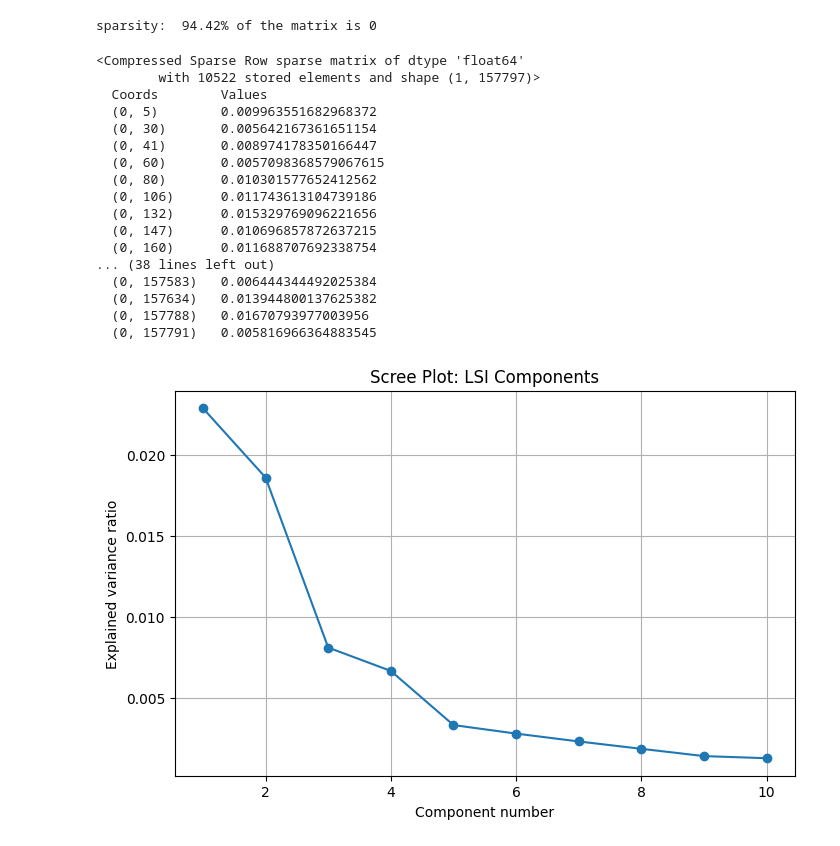
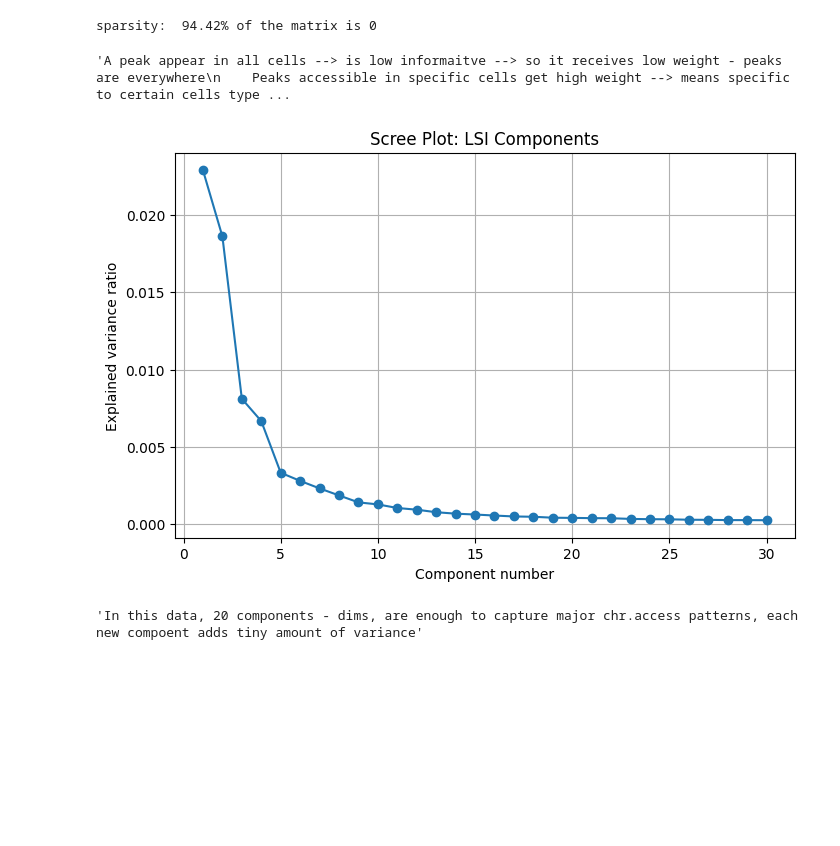
Before and after one commit to haris18s/portofolio, a Jupyter notebook: SAS-NET/SAS-NET.ipynb, the cells around one changed output. Drawn from its saved outputs; the diff is of its cells as text; code cells hidden in the pictures; blank space fills up the shorter version.

```diff
--- a/SAS-NET/SAS-NET.ipynb
+++ b/SAS-NET/SAS-NET.ipynb
@@ -52,9 +37,9 @@ print(peaks)
 # %%
+#binarize accessibility matrix (1=open, 0=closed)
 matrix_binary = (matrix>0).astype(int)
-#sup per cell - how many cells have that peak accessible /peak cessible per cell - cols are cells but are not shown
-peak_accessibility = matrix_binary.sum(axis=1)
+#Compute number of cells with each peak accessible -sum across cells
+peak_accessibility = np.array(matrix_binary.sum(axis=1)).flatten()
+print(matrix_binary[:5, :10].toarray())
 
 print(peak_accessibility)
-#convert to A1 numpy array
-peaks_accessibility_1D = peak_accessibility.A1
 # %% [output]
@@ -92,60 +131,58 @@ sparsity =  100 * (1 - nonzero_entries/total_entries)
 print(f"sparsity: {sparsity: .2f}% of the matrix is 0")
 # %% [output]
 sparsity:  94.42% of the matrix is 0
-# %%
-from sklearn.feature_extraction.text import TfidfTransformer
-
-#Step 2: perform TermFrequency(TF) -InverseDocumentFrequency(IDF) normalization
-#NLP comparison --> term = peak, document = cell,
-#Tf(j) = accessibility peak j in cell i/total accessible peaks in cell i,IDF(j)=log((1 + N(cells) / 1 + nj (number of cells with peak j accessible))
-#TF-D= Tf x idf, sparse matrix preserved --> TF weighed measure of peak acessibility emphasizing rare but specific signals.
-tf_idf = TfidfTransformer()
-X_tfidf = tf_idf.fit_transform(adata.X)
-
-#update anndata with normalized data
-#now the values are weighted accessibility scores, higher value = peak specifically accessible in given cell, lower val = peak is common across cells
-adata.X = X_tfidf
-print(adata.X[1])
-# %% [output]
-<Compressed Sparse Row sparse matrix of dtype 'float64'
-        with 10522 stored elements and shape (1, 157797)>
-  Coords        Values
-  (0, 5)        0.009963551682968372
-  (0, 30)       0.005642167361651154
-  (0, 41)       0.008974178350166447
-  (0, 60)       0.0057098368579067615
-  (0, 80)       0.010301577652412562
-  (0, 106)      0.011743613104739186
-  (0, 132)      0.015329769096221656
-  (0, 147)      0.010696857872637215
-  (0, 160)      0.011688707692338754
-... (38 lines left out)
-  (0, 157583)   0.006444344492025384
-  (0, 157634)   0.013944800137625382
-  (0, 157788)   0.01670793977003956
-  (0, 157791)   0.005816966364883545
+# %%
+from sklearn.feature_extraction.text import TfidfTransformer
+
+#Step 2: perform TermFrequency(TF) -InverseDocumentFrequency(IDF) normalization
+"""Explanation Tf, IDF, Tf-IDF
+    NLP comparison --> term = peak, document = cell,
+    #TF = how mamny times a word appear in a book
+    #IDF = how many books in library cntain that term
+
+    #Tf(j) = accessibility peak j in cell i/total accessible peaks in cell i,
+    #IDF(j)=log((1 + N(cells) / 1 + nj (number of cells with peak j accessible-frequence))
+    #TF-D= Tf x idf, sparse matrix preserved --> TF weighed measure of peak acessibility emphasizing rare but specific signals."""
+tf_idf = TfidfTransformer()
+#fit = calculate IDF for each peak, transofrm = applied both Tf and IDf to matrix
+X_tfidf = tf_idf.fit_transform(adata.X)
+
+
+#update anndata with normalized data
+#now the values are weighted accessibility scores, higher value = peak specifically accessible in given cell, lower val = peak is common across cells
+adata.X = X_tfidf
+
+"""A peak appear in all cells --> is low informaitve --> so it receives low weight - peaks are everywhere
+    Peaks accessible in specific cells get high weight --> means specific to certain cells types"""
+# %% [output]
+'A peak appear in all cells --> is low informaitve --> so it receives low weight - peaks are everywhere\n    Peaks accessible in specific cells get high weight --> means specific to certain cells type ...
 # %%
 #Step 3: perform Dim. Rduction via LSI --> T
 
 from sklearn.decomposition import TruncatedSVD
-svd = TruncatedSVD(n_components=10, random_state=42) #many sc-atc - seq,  uusually utilizes  30-100 components.Random state for reproducability
+#num_cp,[pemts ,  how many latent dimensions (to compute, how many summary axes to use to describe the 157K dimensional space(each peak=one dim)
+svd = TruncatedSVD(n_components=30, random_state=42) #many sc-atc - seq,  uusually utilizes  30-100 components.Random state for reproducability
 #analyse data to learn  PC, and projecct the high dimd ata to lower dim space spanneds by these PC.
 X_lsi = svd.fit_transform(adata.X)
 
 #store as PCA embedding
 adata.obsm["X_lsi"] = X_lsi
 
 explained_var = svd.explained_variance_ratio_
 
 plt.figure(figsize=(8, 5))
 plt.plot(range(1, len(explained_var)+1), explained_var, marker='o')
 plt.xlabel("Component number")
 plt.ylabel("Explained variance ratio")
 plt.title("Scree Plot: LSI Components")
 plt.grid(True)
 plt.show()
+
+
+"""In this data, 20 components - dims, are enough to capture major chr.access patterns, each new compoent adds tiny amount of variance"""
 # %% [output]
-[figure, old version]
+[figure, new version]
+'In this data, 20 components - dims, are enough to capture major chr.access patterns, each new compoent adds tiny amount of variance'
 # %%
 #Step4: neighbors and clustering
 import scanpy
```
Also changed, not shown: parts of 22 cells of this notebook.
